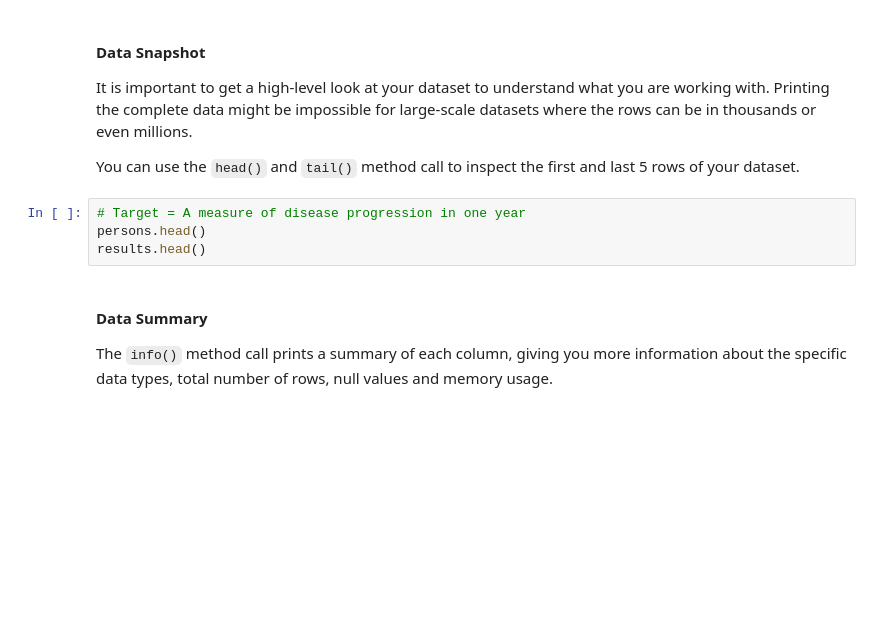
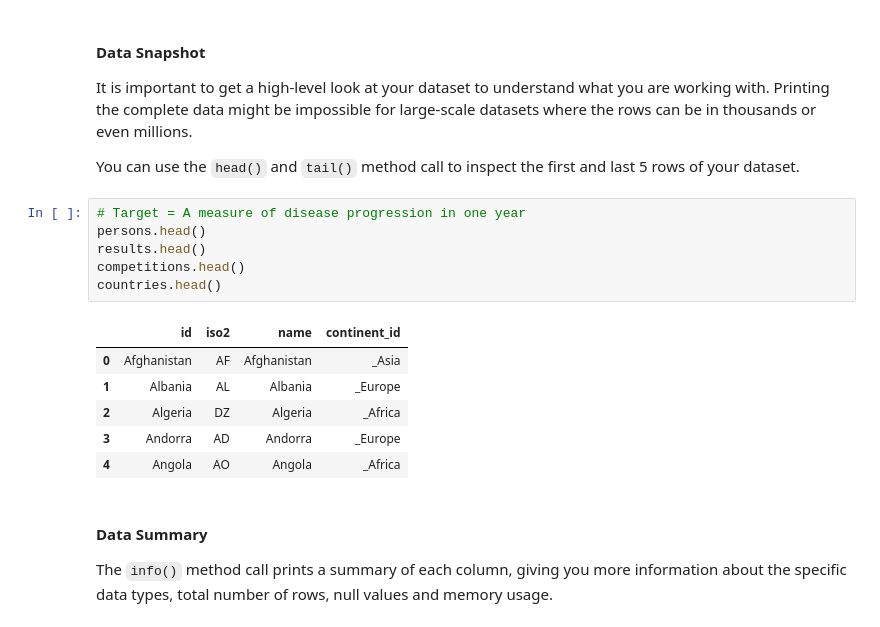
Before and after one commit to TempeHS/2026SE_MLOPSTask_Michael.L, a Jupyter notebook: 2.Model_Development/2.1.Data_Wrangling/2.1.1.data_preview.ipynb, the cells around one changed output. Drawn from its saved outputs; the diff is of its cells as text; blank space fills up the shorter version.

```diff
--- a/2.Model_Development/2.1.Data_Wrangling/2.1.1.data_preview.ipynb
+++ b/2.Model_Development/2.1.Data_Wrangling/2.1.1.data_preview.ipynb
@@ -34,7 +36,16 @@ You can use the `head()` and `tail()` method call to inspect the first and last
 # %%
 # Target = A measure of disease progression in one year
 persons.head()
 results.head()
+competitions.head()
+countries.head()
+# %% [output]
+|  | id | iso2 | name | continent_id |
+| 0 | Afghanistan | AF | Afghanistan | _Asia |
+| 1 | Albania | AL | Albania | _Europe |
+| 2 | Algeria | DZ | Algeria | _Africa |
+| 3 | Andorra | AD | Andorra | _Europe |
+| 4 | Angola | AO | Angola | _Africa |
 # %% [markdown]
 ####  Data Summary
 
```
Also changed, not shown: parts of 10 cells of this notebook, 5 other files.
